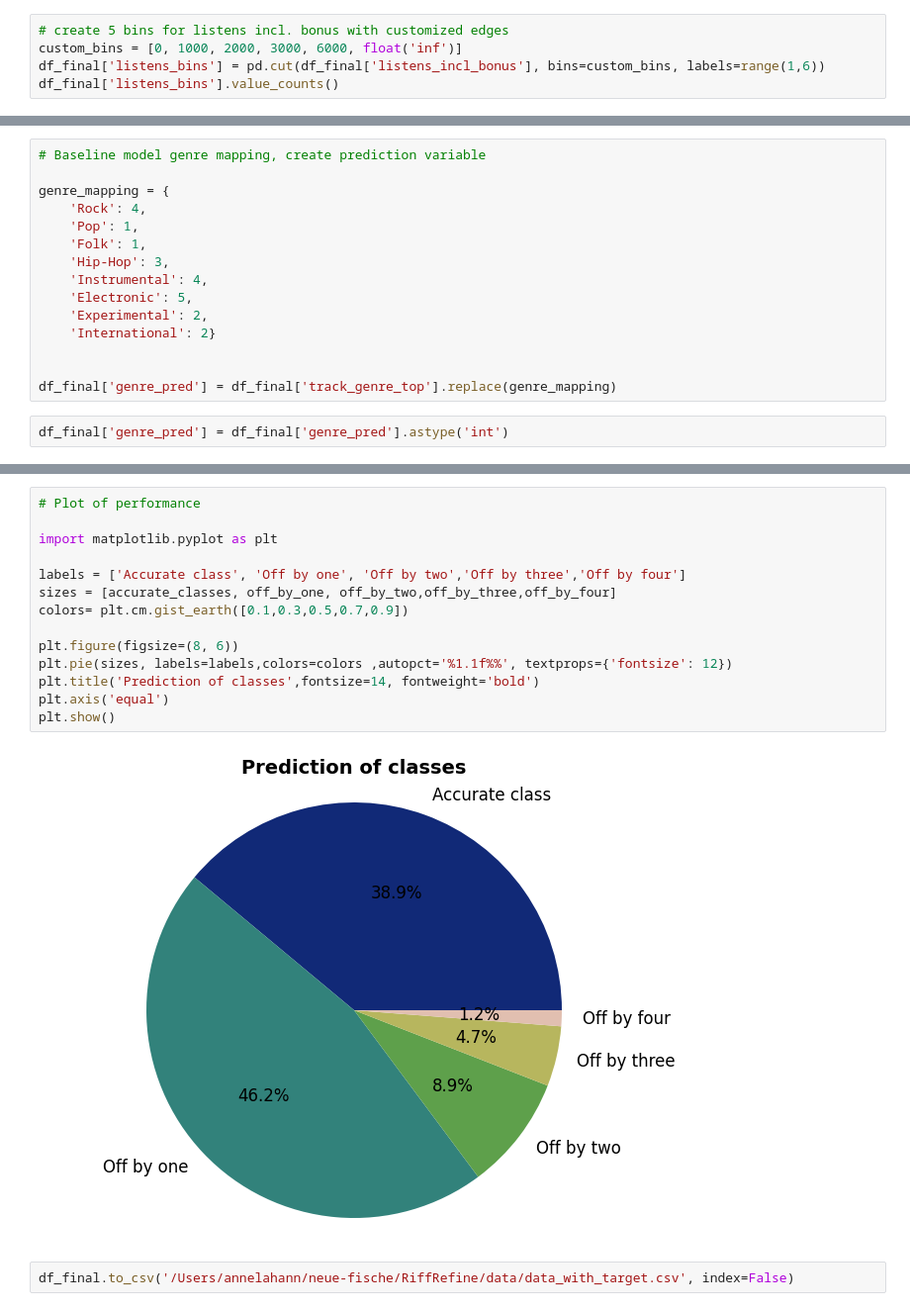
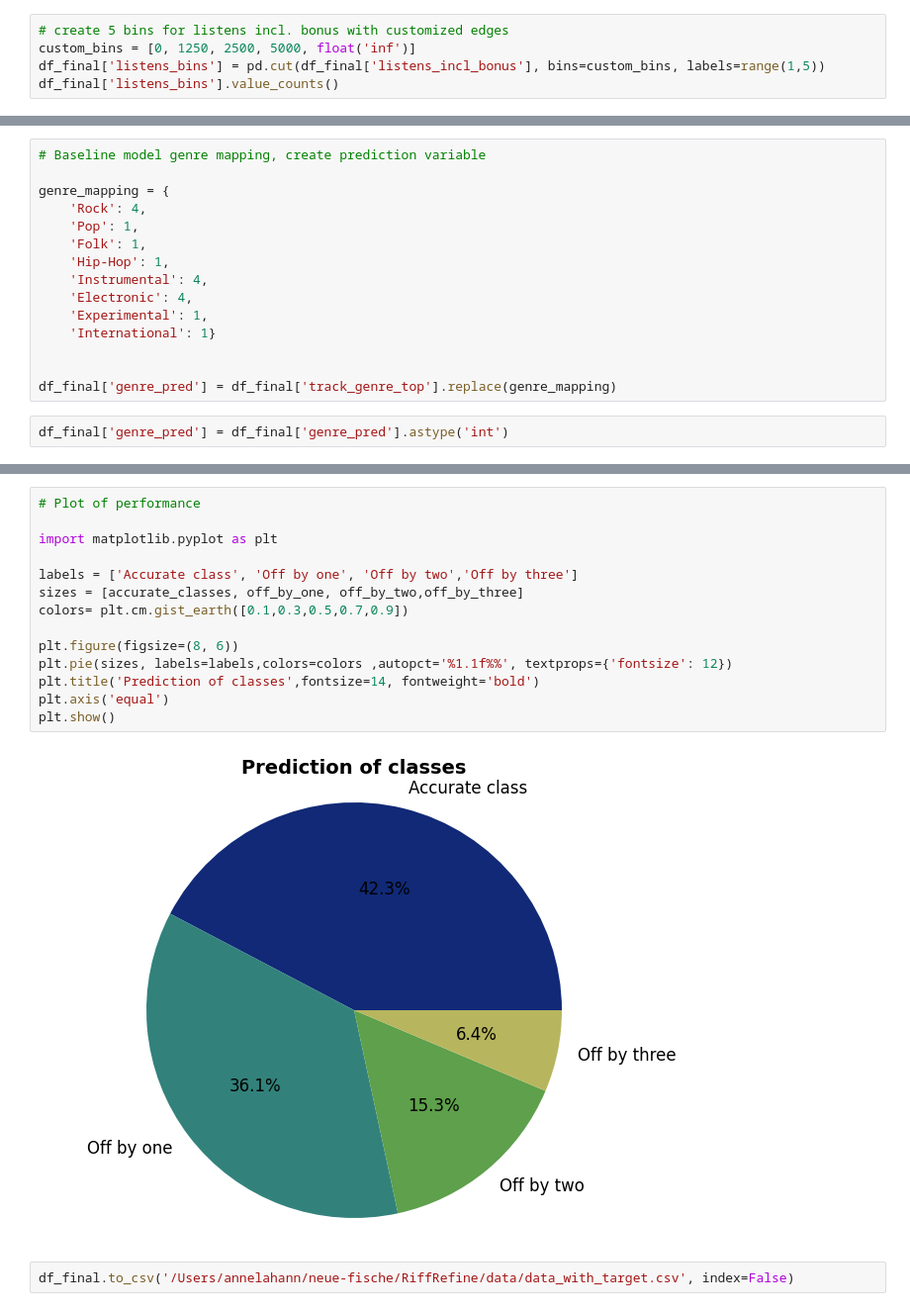
Before and after one commit to jinsunij/RiffRefine, a Jupyter notebook: baseline_final.ipynb, the cells around one changed output, grey strips where cells are left out. Shown at 99% size. Drawn from its saved outputs; the diff is of its cells as text.

```diff
--- a/baseline_final.ipynb
+++ b/baseline_final.ipynb
@@ -179,7 +179,7 @@ print(bin_edges)
 # %%
 # create 5 bins for listens incl. bonus with customized edges
-custom_bins = [0, 1000, 2000, 3000, 6000, float('inf')]
-df_final['listens_bins'] = pd.cut(df_final['listens_incl_bonus'], bins=custom_bins, labels=range(1,6))
+custom_bins = [0, 1250, 2500, 5000, float('inf')]
+df_final['listens_bins'] = pd.cut(df_final['listens_incl_bonus'], bins=custom_bins, labels=range(1,5))
 df_final['listens_bins'].value_counts()
 # %% [output]
 listens_bins
@@ -218,11 +217,11 @@ genre_mapping = {
     'Rock': 4,
     'Pop': 1,
     'Folk': 1,
-    'Hip-Hop': 3,
+    'Hip-Hop': 1,
     'Instrumental': 4,
-    'Electronic': 5,
-    'Experimental': 2,
-    'International': 2}
+    'Electronic': 4,
+    'Experimental': 1,
+    'International': 1}
 
 
 df_final['genre_pred'] = df_final['track_genre_top'].replace(genre_mapping)
@@ -272,18 +269,18 @@ print(cohen_kappa_score(y_true, y_pred).round(3))
 # %%
 # Plot of performance
 
 import matplotlib.pyplot as plt
 
-labels = ['Accurate class', 'Off by one', 'Off by two','Off by three','Off by four']
-sizes = [accurate_classes, off_by_one, off_by_two,off_by_three,off_by_four]
+labels = ['Accurate class', 'Off by one', 'Off by two','Off by three']
+sizes = [accurate_classes, off_by_one, off_by_two,off_by_three]
 colors= plt.cm.gist_earth([0.1,0.3,0.5,0.7,0.9])
 
 plt.figure(figsize=(8, 6))
 plt.pie(sizes, labels=labels,colors=colors ,autopct='%1.1f%%', textprops={'fontsize': 12})
 plt.title('Prediction of classes',fontsize=14, fontweight='bold')
 plt.axis('equal')
 plt.show()
 # %% [output]
-[figure, old version]
+[figure, new version]
 # %%
 df_final.to_csv('/Users/annelahann/neue-fische/RiffRefine/data/data_with_target.csv', index=False)
```
Also changed, not shown: parts of 7 cells of this notebook.
